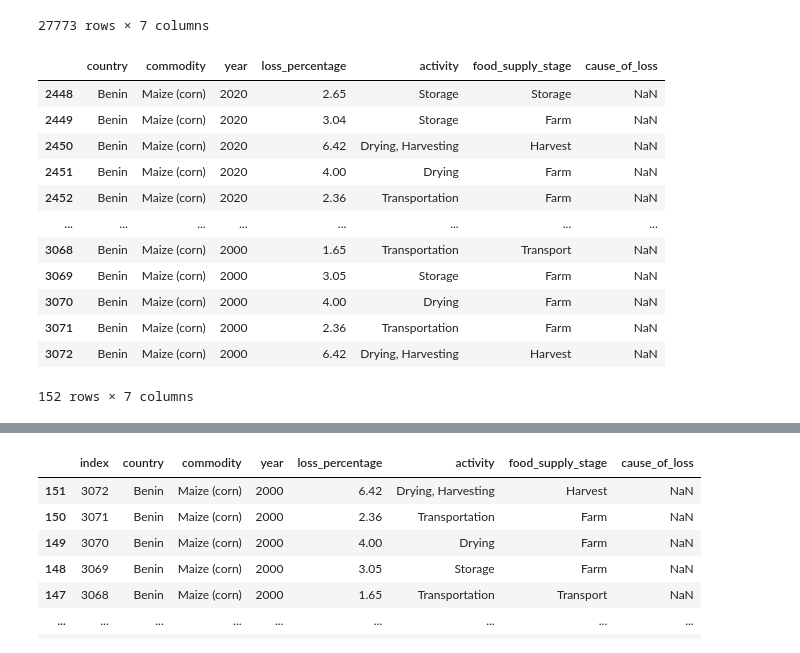
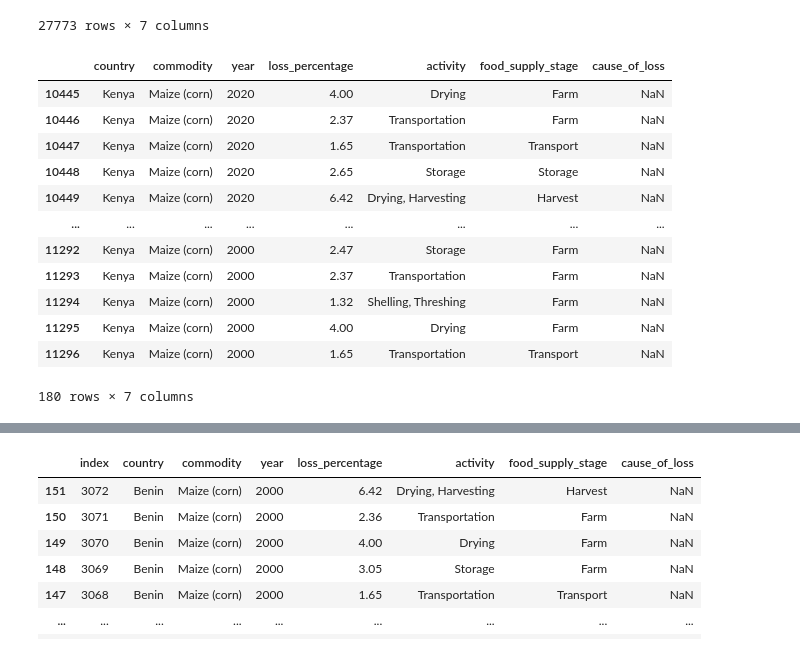
Before and after one commit to murathansygl/Food-Supply-Chain, a Jupyter notebook: lstm_v0.ipynb, the cells around one changed output, grey strips where cells are left out. Cells and saved outputs as stored; diff of their text form; code cells hidden in the pictures.

```diff
--- a/lstm_v0.ipynb
+++ b/lstm_v0.ipynb
@@ -33,25 +34,25 @@ df
 # %%
 def focus_on(country, commodity):
     new_df=df[df.country==country]
     new_df=new_df[new_df.commodity==commodity]
     return new_df
 
 new_df=focus_on("Kenya","Maize (corn)")
 
 
-new_df=focus_on("Benin","Maize (corn)")
+# new_df=focus_on("Benin","Maize (corn)")
 new_df
 # %% [output]
 |  | country | commodity | year | loss_percentage | activity | food_supply_stage | cause_of_loss |
-| 2448 | Benin | Maize (corn) | 2020 | 2.65 | Storage | Storage | NaN |
-| 2449 | Benin | Maize (corn) | 2020 | 3.04 | Storage | Farm | NaN |
-| 2450 | Benin | Maize (corn) | 2020 | 6.42 | Drying, Harvesting | Harvest | NaN |
-| 2451 | Benin | Maize (corn) | 2020 | 4.00 | Drying | Farm | NaN |
-| 2452 | Benin | Maize (corn) | 2020 | 2.36 | Transportation | Farm | NaN |
+| 10445 | Kenya | Maize (corn) | 2020 | 4.00 | Drying | Farm | NaN |
+| 10446 | Kenya | Maize (corn) | 2020 | 2.37 | Transportation | Farm | NaN |
+| 10447 | Kenya | Maize (corn) | 2020 | 1.65 | Transportation | Transport | NaN |
+| 10448 | Kenya | Maize (corn) | 2020 | 2.65 | Storage | Storage | NaN |
+| 10449 | Kenya | Maize (corn) | 2020 | 6.42 | Drying, Harvesting | Harvest | NaN |
 | ... | ... | ... | ... | ... | ... | ... | ... |
-| 3068 | Benin | Maize (corn) | 2000 | 1.65 | Transportation | Transport | NaN |
-| 3069 | Benin | Maize (corn) | 2000 | 3.05 | Storage | Farm | NaN |
-| 3070 | Benin | Maize (corn) | 2000 | 4.00 | Drying | Farm | NaN |
-| 3071 | Benin | Maize (corn) | 2000 | 2.36 | Transportation | Farm | NaN |
-| 3072 | Benin | Maize (corn) | 2000 | 6.42 | Drying, Harvesting | Harvest | NaN |
+| 11292 | Kenya | Maize (corn) | 2000 | 2.47 | Storage | Farm | NaN |
+| 11293 | Kenya | Maize (corn) | 2000 | 2.37 | Transportation | Farm | NaN |
+| 11294 | Kenya | Maize (corn) | 2000 | 1.32 | Shelling, Threshing | Farm | NaN |
+| 11295 | Kenya | Maize (corn) | 2000 | 4.00 | Drying | Farm | NaN |
+| 11296 | Kenya | Maize (corn) | 2000 | 1.65 | Transportation | Transport | NaN |
-152 rows × 7 columns
+180 rows × 7 columns
```
Also changed, not shown: parts of 8 cells of this notebook, 1 other file.
